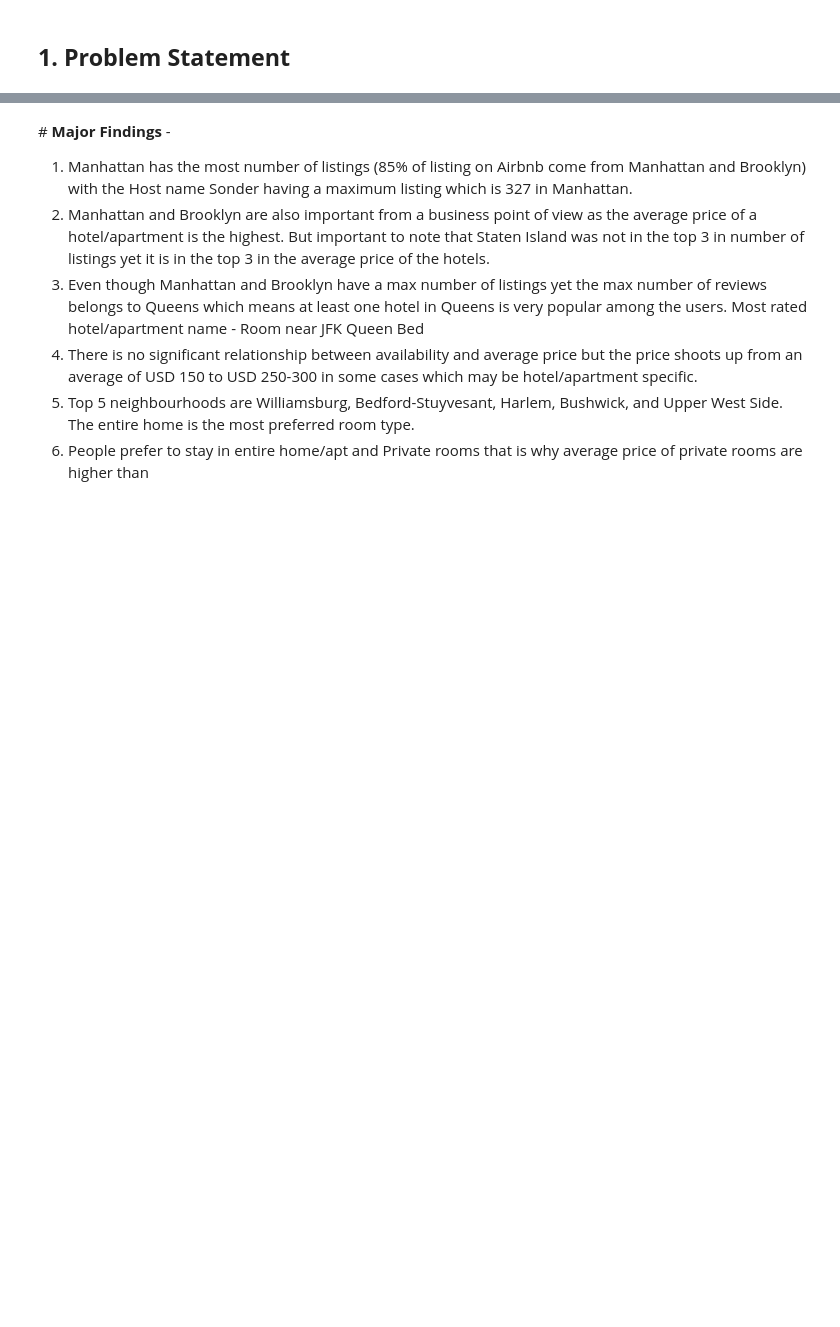
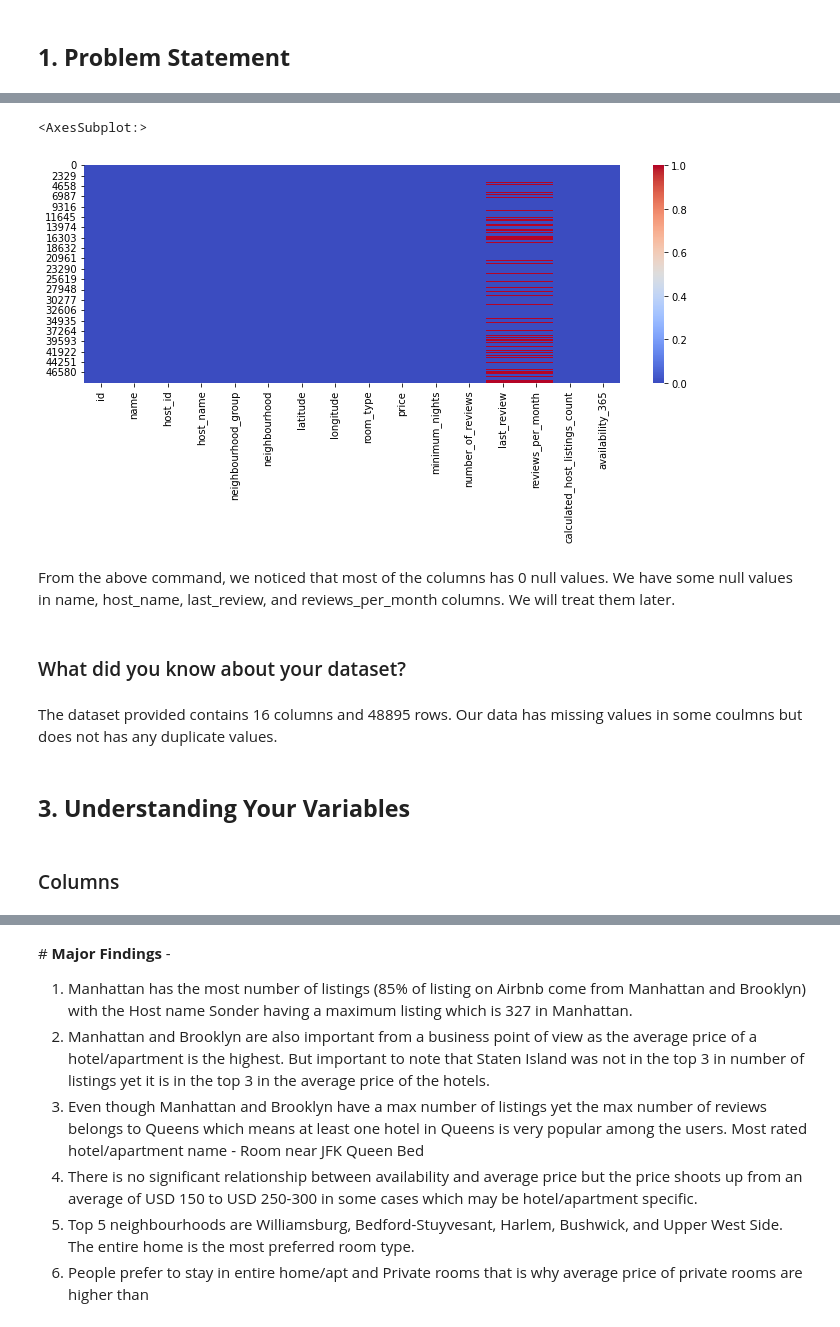
Before and after one commit to Navneet2409/Airbnb-Booking-Analysis, a Jupyter notebook: Airbnb_Notebook_Navneet_Keshri.ipynb, the cells around one changed output, grey strips where cells are left out. Cells and saved outputs as stored; diff of their text form; code cells hidden in the pictures; blank space fills up the shorter version.

```diff
--- a/Airbnb_Notebook_Navneet_Keshri.ipynb
+++ b/Airbnb_Notebook_Navneet_Keshri.ipynb
@@ -862,0 +174,17 @@ Text(0, 0.5, 'Average Price')
+# %%
+# Visualizing the missing values using Heatmap
+plt.figure(figsize=(12,4))
+sns.heatmap(airbnb.isna(), cmap = 'coolwarm')
+# %% [output]
+<AxesSubplot:>
+[figure, added]
+# %% [markdown]
+From the above command, we noticed that most of the columns has 0 null values. We have some null values in name, host_name, last_review, and reviews_per_month columns. We will treat them later.
+# %% [markdown]
+### What did you know about your dataset?
+# %% [markdown]
+The dataset provided contains 16 columns and 48895 rows. Our data has missing values in some coulmns but does not has any duplicate values.
+# %% [markdown]
+## **3. Understanding Your Variables**
+# %% [markdown]
+###  Columns
```
Also changed, not shown: parts of 170 cells of this notebook.
